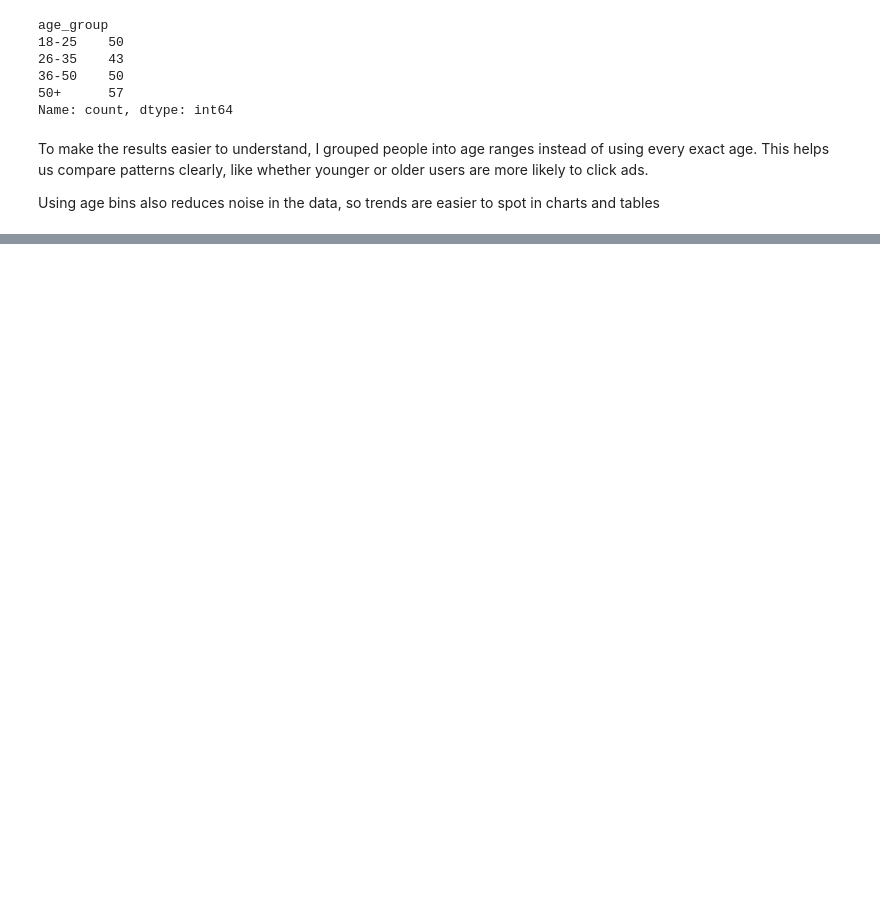
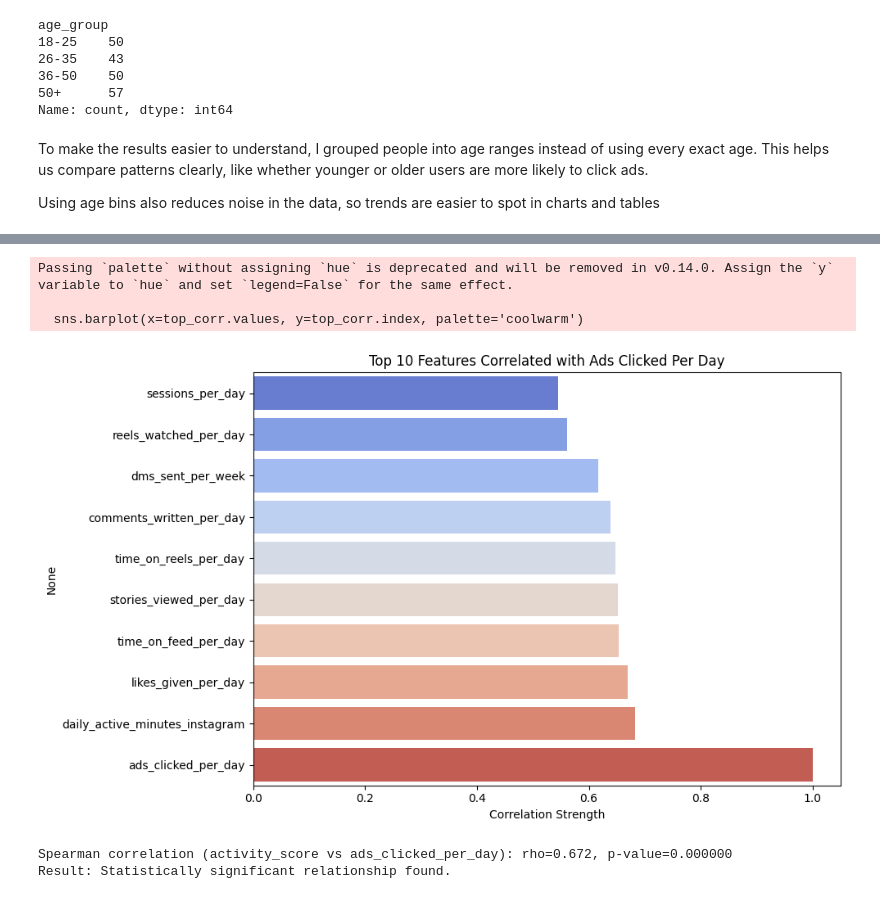
Before and after one commit to Fazestar01/Social-Media-Ads-Clicking-Analysis, a Jupyter notebook: jupyter_notebooks/eda_visualisations.ipynb, the cells around one changed output, grey strips where cells are left out. Cells and saved outputs as stored; diff of their text form; code cells hidden in the pictures; blank space fills up the shorter version.

```diff
--- a/jupyter_notebooks/eda_visualisations.ipynb
+++ b/jupyter_notebooks/eda_visualisations.ipynb
@@ -82,0 +167,74 @@ This shows us that the click rate starts to decline from 50+. This indicates tha
+# %%
+# Hypothesis 3: Higher Instagram activity -> more ads clicked per day
+
+import numpy as np
+import matplotlib.pyplot as plt
+import seaborn as sns
+from scipy.stats import spearmanr
+
+target = "ads_clicked_per_day"
+
+# Engagement/activity features available in your dataset
+activity_features = [
+    "daily_active_minutes_instagram",
+    "sessions_per_day",
+    "posts_created_per_week",
+    "reels_watched_per_day",
+    "stories_viewed_per_day",
+    "likes_given_per_day",
+    "comments_written_per_day",
+    "dms_sent_per_week",
+    "time_on_feed_per_day",
+    "time_on_reels_per_day",
+    "average_session_length_minutes",
+    "user_engagement_score"
+]
+
+# Keep only columns that actually exist
+activity_features = [c for c in activity_features if c in df.columns]
+print("Using features:", activity_features)
+
+# 1) Correlation table with target
+corr = df[activity_features + [target]].corr(numeric_only=True)[target].sort_values(ascending=False)
+print("\nCorrelation with ads_clicked_per_day:")
+print(corr)
+
+# 2) Build a combined activity score (z-score average)
+z = df[activity_features].apply(lambda s: (s - s.mean()) / s.std(ddof=0))
+df["activity_score"] = z.mean(axis=1)
+
+# Create activity groups: Low / Medium / High
+df["activity_level"] = pd.qcut(
+    df["activity_score"],
+    q=3,
+    labels=["Low", "Medium", "High"],
+    duplicates="drop"
+)
+
+# 3) Compare ad clicks across activity groups
+summary = (
+    df.groupby("activity_level", observed=False)[target]
+      .agg(count="count", mean_clicks="mean", median_clicks="median")
+      .reset_index()
+)
+print("\nAds clicked per day by activity level:")
+print(summary)
+
+# 4) Visualize: top 10 correlated features
+plt.figure(figsize=(10, 6))
+top_corr = corr.head(10).sort_values()
+sns.barplot(x=top_corr.values, y=top_corr.index, palette='coolwarm')
+plt.title('Top 10 Features Correlated with Ads Clicked Per Day')
+plt.xlabel('Correlation Strength')
+plt.tight_layout()
+plt.show()
+
+# 5) Statistical check (Spearman rank correlation)
+rho, p = spearmanr(df["activity_score"], df[target], nan_policy="omit")
+print(f"\nSpearman correlation (activity_score vs {target}): rho={rho:.3f}, p-value={p:.6f}")
+
+if p < 0.05:
+    print("Result: Statistically significant relationship found.")
+else:
+    print("Result: No statistically significant relationship found.")
+# %% [output]
@@ -82,0 +258,6 @@ This shows us that the click rate starts to decline from 50+. This indicates tha
+Passing `palette` without assigning `hue` is deprecated and will be removed in v0.14.0. Assign the `y` variable to `hue` and set `legend=False` for the same effect.
+
+  sns.barplot(x=top_corr.values, y=top_corr.index, palette='coolwarm')
+[figure, added]
+Spearman correlation (activity_score vs ads_clicked_per_day): rho=0.672, p-value=0.000000
+Result: Statistically significant relationship found.
```
Also changed, not shown: parts of 9 cells of this notebook.
